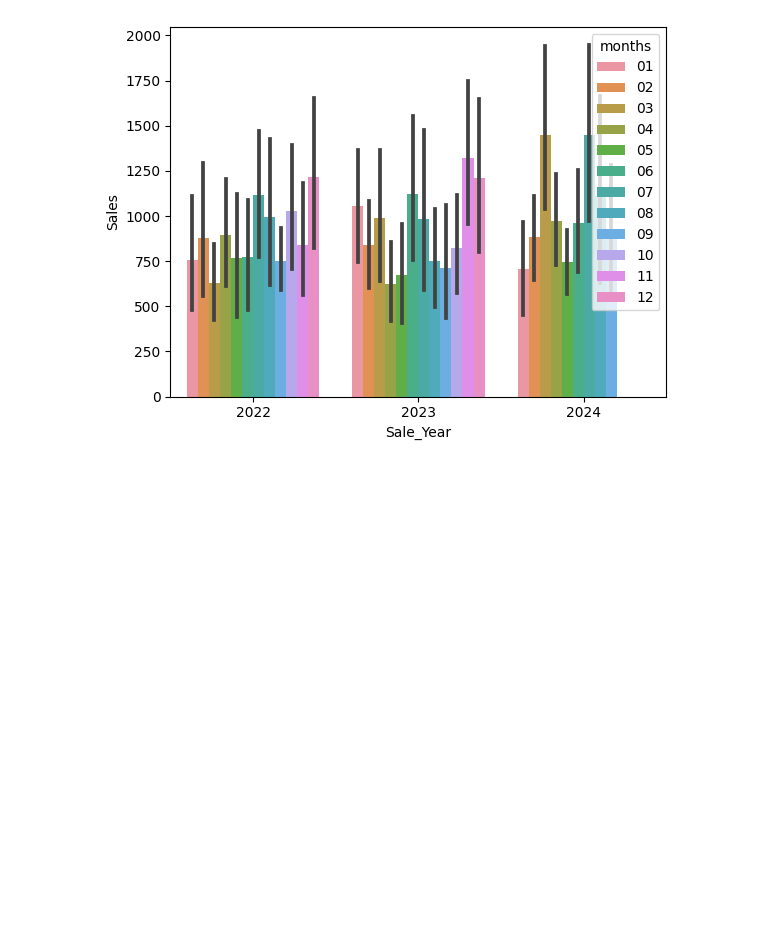
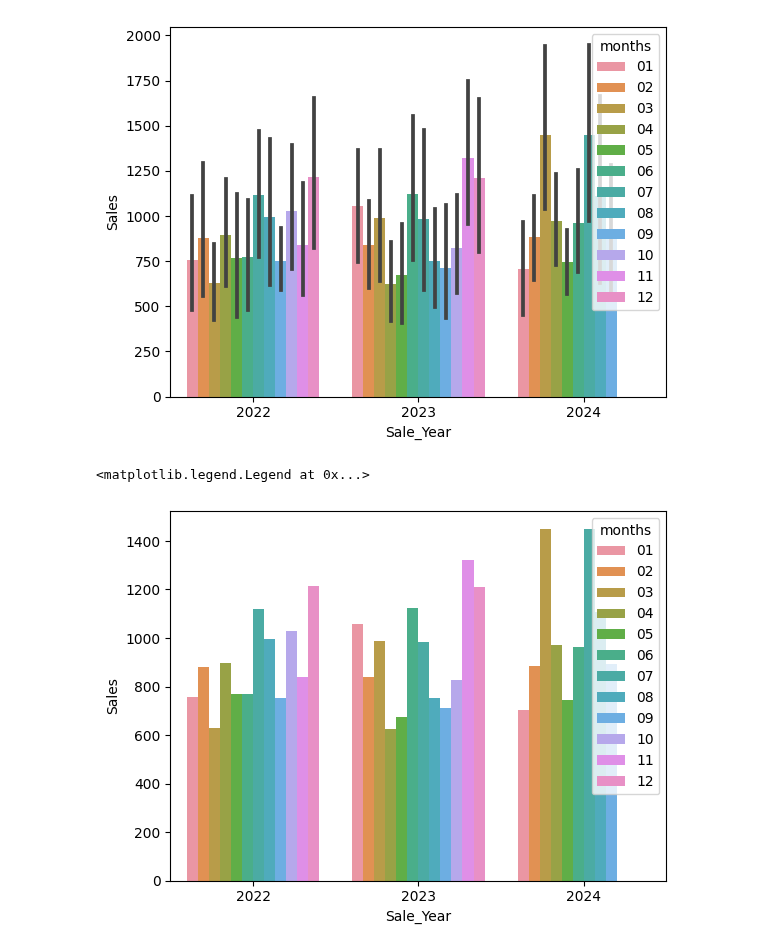
Before and after one commit to mahinbindra/schulich_data_science, a Jupyter notebook: Assignments/assignment_1_descriptive stats and probability.ipynb, the cells around one changed output. Drawn from its saved outputs; the diff is of its cells as text; code cells hidden in the pictures; blank space fills up the shorter version.

```diff
--- a/Assignments/assignment_1_descriptive stats and probability.ipynb
+++ b/Assignments/assignment_1_descriptive stats and probability.ipynb
@@ -689,6 +689,13 @@ plt.legend(loc = 'upper right', title = 'months')
 # %% [output]
 <matplotlib.legend.Legend at 0x...>
 [figure]
+# %%
+sns.barplot( data=sales1, x = 'Sale_Year', y = 'Sales', hue = 'Sale_Month', errorbar = None)
+plt.legend(loc = 'upper right', title = 'months')
+# Create a bar plot between Sale_Year, color encoded by Sale_Month and Sales to assess the variation in yearly sales by months [without Confidence Intervals]
+# %% [output]
+<matplotlib.legend.Legend at 0x...>
+[figure, added]
 # %%
 Question: What conclusions can you draw about sales performance of various products and regions?
 
```
